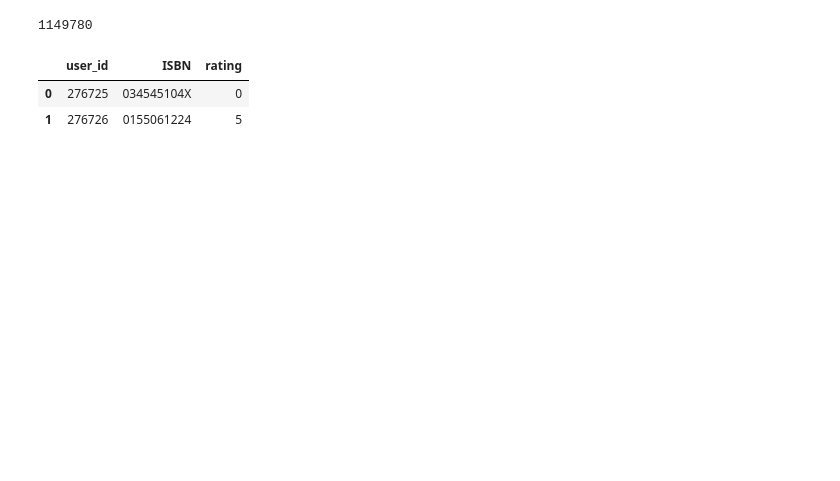
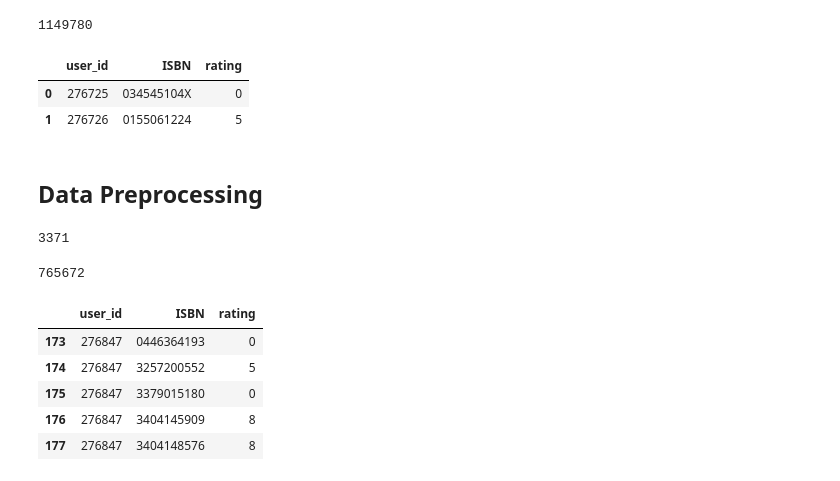
Before and after one commit to amanichivilkar/Books-Recommendation-System, a Jupyter notebook: Amani_Chivilkar_Content_Based_Filtering.ipynb, the cells around one changed output. Saved outputs shown, nothing was run; the diff lists cells and outputs as text; code cells hidden in the pictures; blank space fills up the shorter version.

Commit message:
Data Preprocessing

```diff
--- a/Amani_Chivilkar_Content_Based_Filtering.ipynb
+++ b/Amani_Chivilkar_Content_Based_Filtering.ipynb
@@ -126,3 +126,25 @@ ratings.head(2)
 |  | user_id | ISBN | rating |
 | 0 | 276725 | 034545104X | 0 |
 | 1 | 276726 | 0155061224 | 5 |
+# %% [markdown]
+## **Data Preprocessing**
+# %%
+# We select those user who has given >= 50 ratings
+df1=ratings.groupby(['user_id'])['rating'].count().reset_index()
+list_of_imp_user=list(df1[df1['rating']>50]['user_id'])
+len(list_of_imp_user)
+# %% [output]
+3371
+# %%
+# Get rating dataframe of the user who has given >= 50 ratings
+ratings=ratings[ratings['user_id'].isin(list_of_imp_user)]
+print(len(ratings))
+ratings.head()
+# %% [output]
+765672
+|  | user_id | ISBN | rating |
+| 173 | 276847 | 0446364193 | 0 |
+| 174 | 276847 | 3257200552 | 5 |
+| 175 | 276847 | 3379015180 | 0 |
+| 176 | 276847 | 3404145909 | 8 |
+| 177 | 276847 | 3404148576 | 8 |
```
Also changed, not shown: parts of 3 cells of this notebook.
